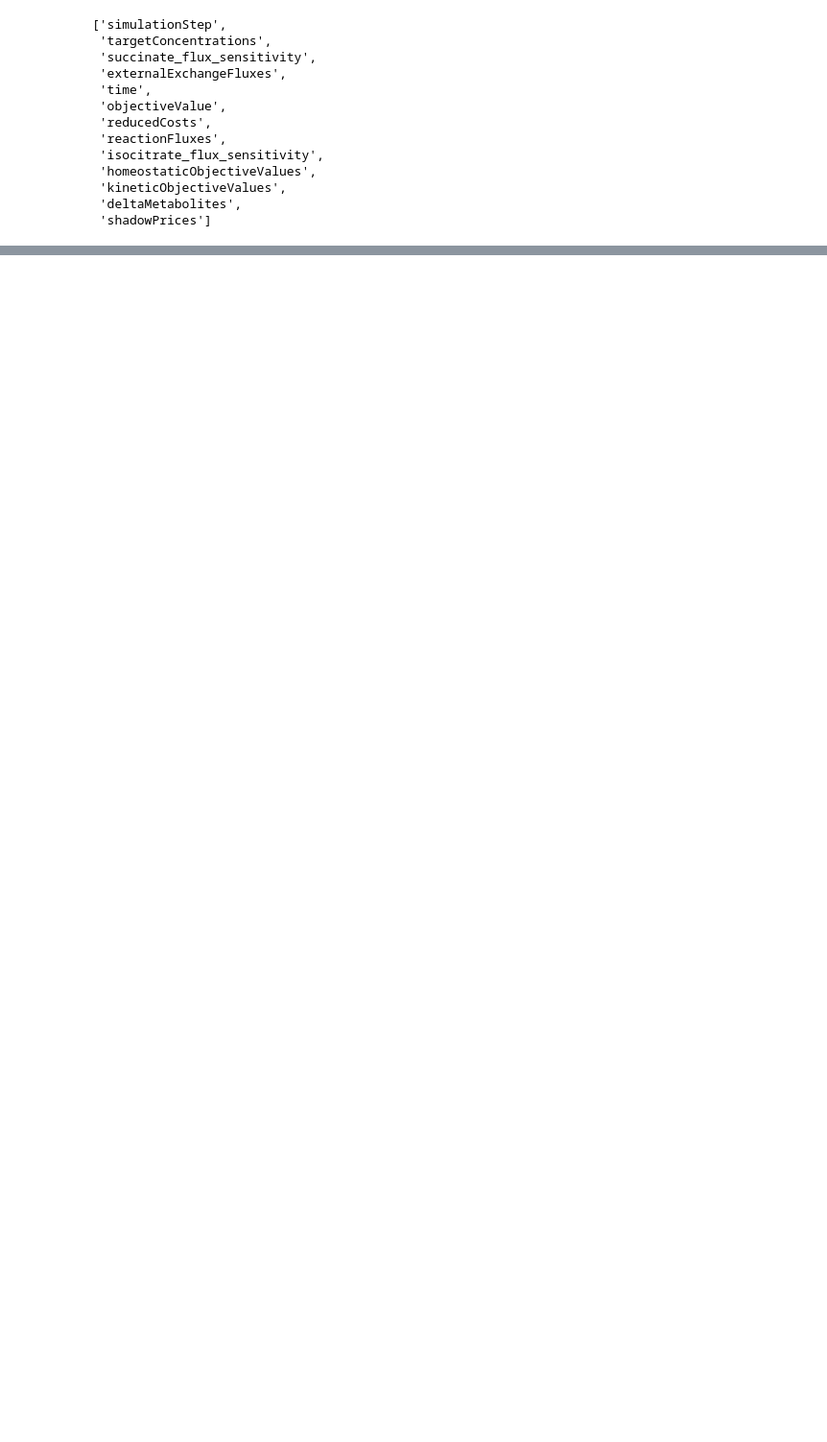
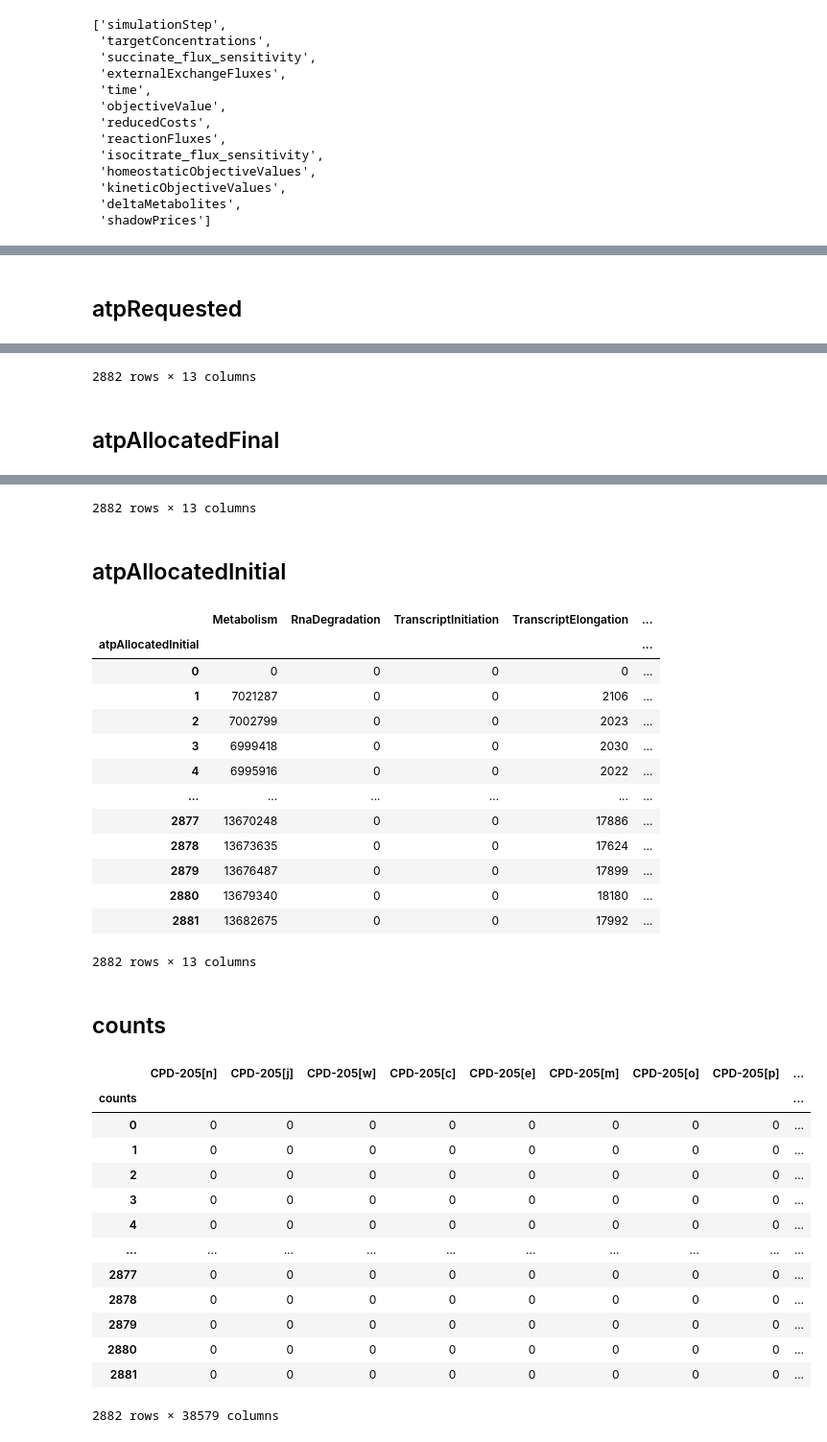
Before and after one commit to AgileBioFoundry/WholeCellEcoliRelease, a Jupyter notebook: notebooks/Read Tables.ipynb, the cells around one changed output, grey strips where cells are left out. Shown at 96% size. Cells and saved outputs as stored; diff of their text form; code cells hidden in the pictures; blank space fills up the shorter version.

Commit message:
Added pathlib and a print function for easier browsing

```diff
--- a/notebooks/Read Tables.ipynb
+++ b/notebooks/Read Tables.ipynb
@@ -11,5 +11,0 @@ import importlib
-# %%
-importlib.reload(tablereader)
-tb = tablereader.TableReader("../../WCOutputs/manual/wildtype_000000/000000/generation_000000/000000/simOut/BulkMolecules")
-print(tb.columnNames())
-df = tb.as_pandas("counts")
@@ -18,3 +12,23 @@ df = tb.as_pandas("counts")
+# %%
+importlib.reload(tablereader)
+WCOutputs = Path('../../WCOutputs')
+wildtype = WCOutputs / 'manual/wildtype_000000/'
+wildtype_simout = wildtype / '000000/generation_000000/000000/simOut/'
+
+def table_to_dataframes( filename ):
+    df = {}
+    tb = tablereader.TableReader( filename )
+    for col in tb.columnNames():
+        df[col] = tb.as_pandas( col )
+        df[col].index.name = col
+    return df
+
+def print_table( filename ):
+    df = table_to_dataframes(filename)
+    for col in df:
+        display(Markdown(f'## {col}'))
+        display(df[col])
+    return df
 # %%
 #Sweep some output, see if/where there are problems
 import warnings
@@ -168,0 +160,4 @@ for col in tb.columnNames():
+# %%
+bulk_molecules = print_table( wildtype_simout / 'BulkMolecules')
+# %% [output]
+## atpRequested
@@ -168,0 +177,2 @@ for col in tb.columnNames():
+2882 rows × 13 columns
+## atpAllocatedFinal
@@ -168,0 +192,31 @@ for col in tb.columnNames():
+2882 rows × 13 columns
+## atpAllocatedInitial
+|  | Metabolism | RnaDegradation | TranscriptInitiation | TranscriptElongation | ... |
+| atpAllocatedInitial |  |  |  |  | ... |
+| 0 | 0 | 0 | 0 | 0 | ... |
+| 1 | 7021287 | 0 | 0 | 2106 | ... |
+| 2 | 7002799 | 0 | 0 | 2023 | ... |
+| 3 | 6999418 | 0 | 0 | 2030 | ... |
+| 4 | 6995916 | 0 | 0 | 2022 | ... |
+| ... | ... | ... | ... | ... | ... |
+| 2877 | 13670248 | 0 | 0 | 17886 | ... |
+| 2878 | 13673635 | 0 | 0 | 17624 | ... |
+| 2879 | 13676487 | 0 | 0 | 17899 | ... |
+| 2880 | 13679340 | 0 | 0 | 18180 | ... |
+| 2881 | 13682675 | 0 | 0 | 17992 | ... |
+2882 rows × 13 columns
+## counts
+|  | CPD-205[n] | CPD-205[j] | CPD-205[w] | CPD-205[c] | CPD-205[e] | CPD-205[m] | CPD-205[o] | CPD-205[p] | ... |
+| counts |  |  |  |  |  |  |  |  | ... |
+| 0 | 0 | 0 | 0 | 0 | 0 | 0 | 0 | 0 | ... |
+| 1 | 0 | 0 | 0 | 0 | 0 | 0 | 0 | 0 | ... |
+| 2 | 0 | 0 | 0 | 0 | 0 | 0 | 0 | 0 | ... |
+| 3 | 0 | 0 | 0 | 0 | 0 | 0 | 0 | 0 | ... |
+| 4 | 0 | 0 | 0 | 0 | 0 | 0 | 0 | 0 | ... |
+| ... | ... | ... | ... | ... | ... | ... | ... | ... | ... |
+| 2877 | 0 | 0 | 0 | 0 | 0 | 0 | 0 | 0 | ... |
+| 2878 | 0 | 0 | 0 | 0 | 0 | 0 | 0 | 0 | ... |
+| 2879 | 0 | 0 | 0 | 0 | 0 | 0 | 0 | 0 | ... |
+| 2880 | 0 | 0 | 0 | 0 | 0 | 0 | 0 | 0 | ... |
+| 2881 | 0 | 0 | 0 | 0 | 0 | 0 | 0 | 0 | ... |
+2882 rows × 38579 columns
```
Also changed, not shown: parts of 8 cells of this notebook.
